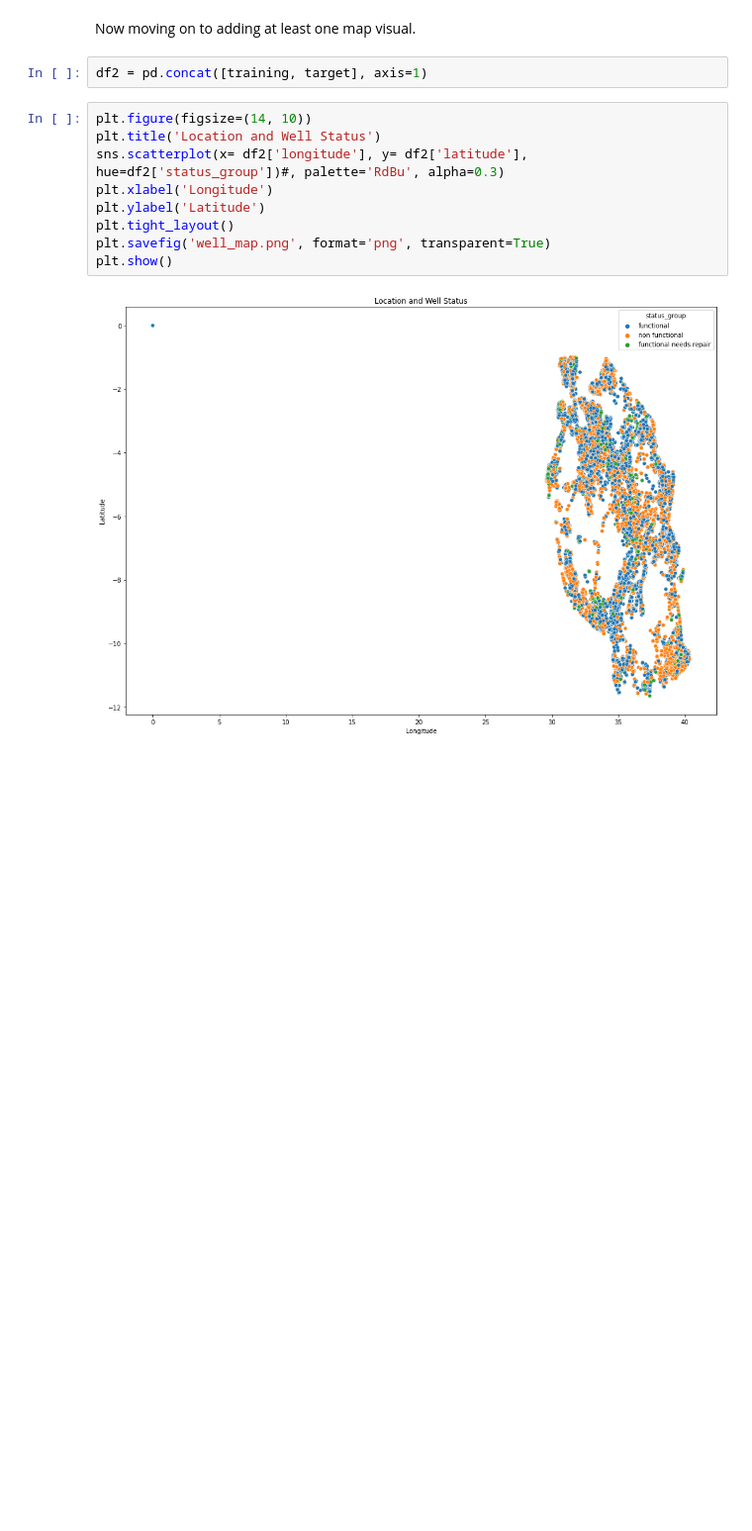
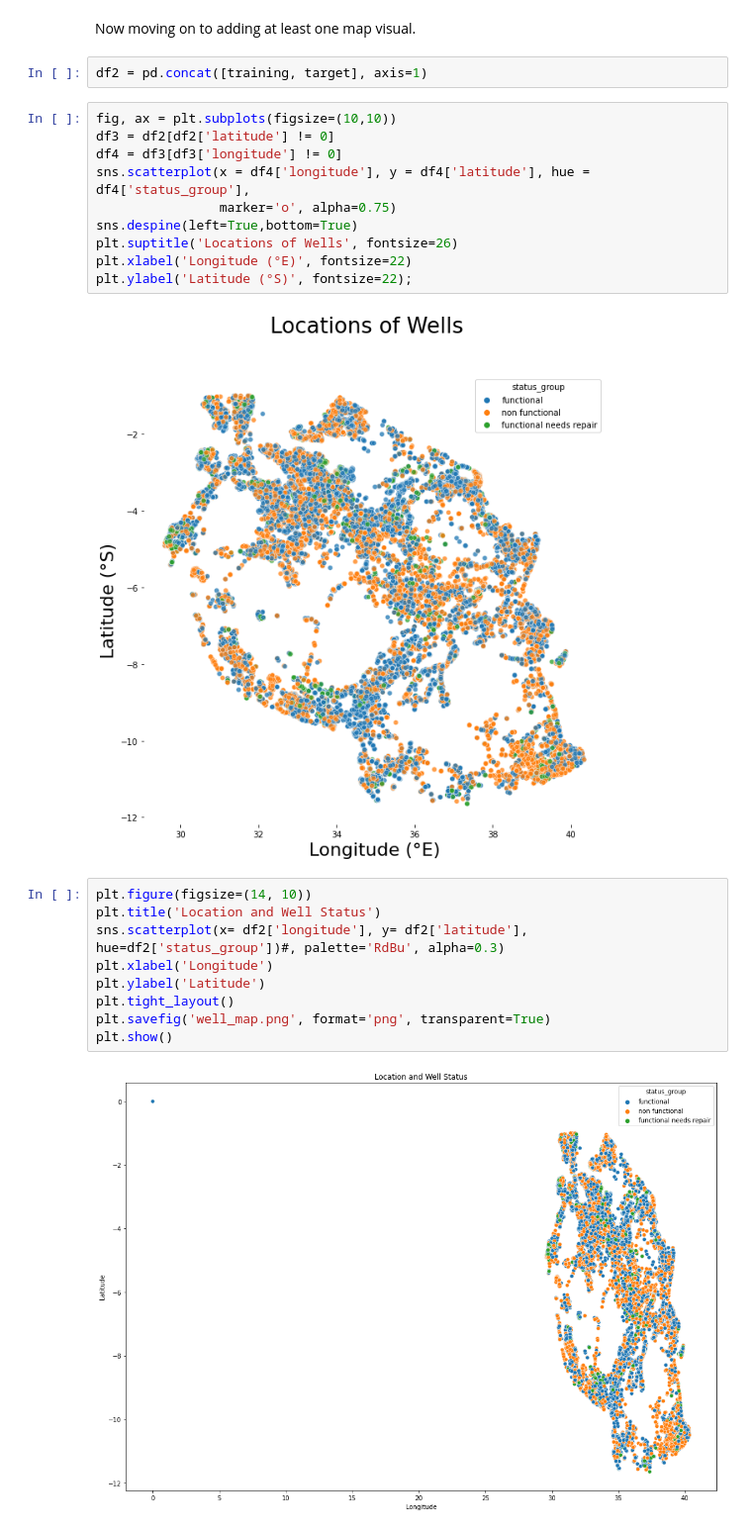
Before and after one commit to OlgertHasko/Tanzanian-Water-Wells, a Jupyter notebook: Madoria's Journal.ipynb, the cells around one changed output. Shown at 99% size. Drawn from its saved outputs; the diff is of its cells as text; blank space fills up the shorter version.

Commit message:
'added some graphs'

```diff
--- a/Madoria's Journal.ipynb
+++ b/Madoria's Journal.ipynb
@@ -150,6 +150,18 @@ sns.countplot(x=df['recorded_by'])
 Now moving on to adding at least one map visual.
 # %%
 df2 = pd.concat([training, target], axis=1)
+# %%
+fig, ax = plt.subplots(figsize=(10,10))
+df3 = df2[df2['latitude'] != 0]
+df4 = df3[df3['longitude'] != 0]
+sns.scatterplot(x = df4['longitude'], y = df4['latitude'], hue = df4['status_group'],
+                marker='o', alpha=0.75)
+sns.despine(left=True,bottom=True)
+plt.suptitle('Locations of Wells', fontsize=26)
+plt.xlabel('Longitude (°E)', fontsize=22)
+plt.ylabel('Latitude (°S)', fontsize=22);
+# %% [output]
+[figure, added]
 # %%
 plt.figure(figsize=(14, 10))
 plt.title('Location and Well Status')
```
Also changed, not shown: parts of 12 cells of this notebook.
